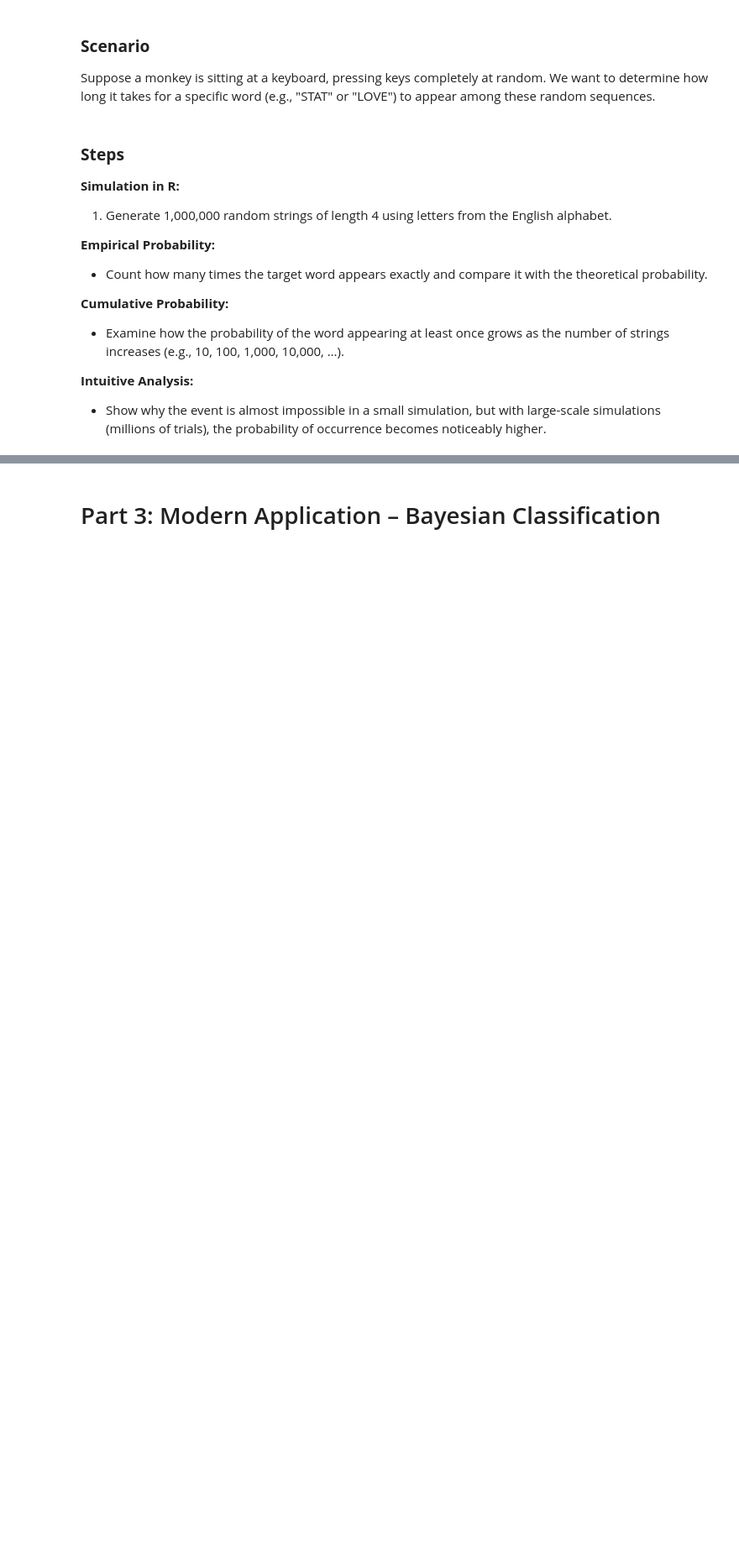
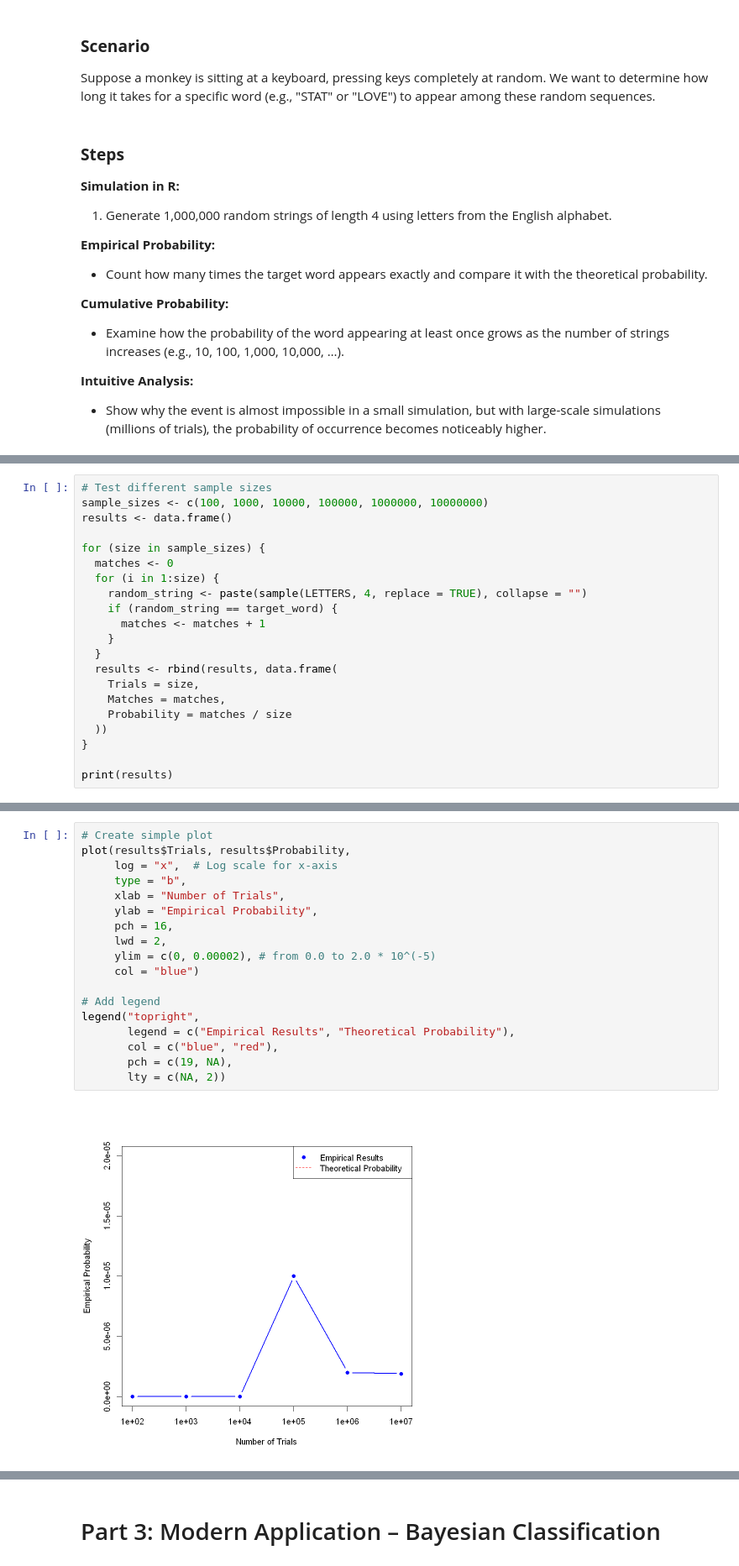
Before and after one commit to hossein-noor-ramsis/R, a Jupyter notebook: HW2/EPS_CA2_810103332.ipynb, the cells around one changed output, grey strips where cells are left out. Shown at 84% size. Drawn from its saved outputs; the diff is of its cells as text; blank space fills up the shorter version.

```diff
--- a/HW2/EPS_CA2_810103332.ipynb
+++ b/HW2/EPS_CA2_810103332.ipynb
@@ -423,0 +554,21 @@ Suppose a monkey is sitting at a keyboard, pressing keys completely at random. W
+# %%
+# Test different sample sizes
+sample_sizes <- c(100, 1000, 10000, 100000, 1000000, 10000000)
+results <- data.frame()
+
+for (size in sample_sizes) {
+  matches <- 0
+  for (i in 1:size) {
+    random_string <- paste(sample(LETTERS, 4, replace = TRUE), collapse = "")
+    if (random_string == target_word) {
+      matches <- matches + 1
+    }
+  }
+  results <- rbind(results, data.frame(
+    Trials = size,
+    Matches = matches,
+    Probability = matches / size
+  ))
+}
+
+print(results)
@@ -423,0 +583,20 @@ Suppose a monkey is sitting at a keyboard, pressing keys completely at random. W
+# %%
+# Create simple plot
+plot(results$Trials, results$Probability,
+     log = "x",  # Log scale for x-axis
+     type = "b",
+     xlab = "Number of Trials",
+     ylab = "Empirical Probability",
+     pch = 16,
+     lwd = 2,
+     ylim = c(0, 0.00002), # from 0.0 to 2.0 * 10^(-5)
+     col = "blue")
+
+# Add legend
+legend("topright",
+       legend = c("Empirical Results", "Theoretical Probability"),
+       col = c("blue", "red"),
+       pch = c(19, NA),
+       lty = c(NA, 2))
+# %% [output]
+[figure, added]
```
Also changed, not shown: parts of 16 cells of this notebook, 1 other file.
